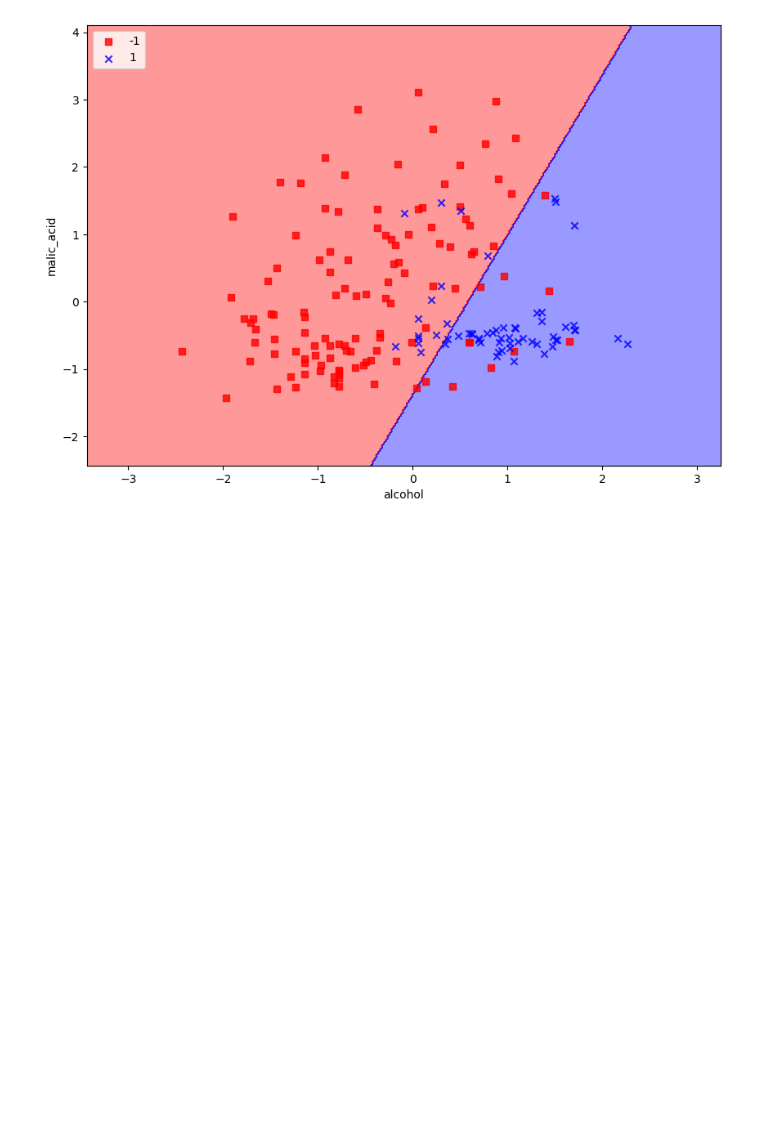
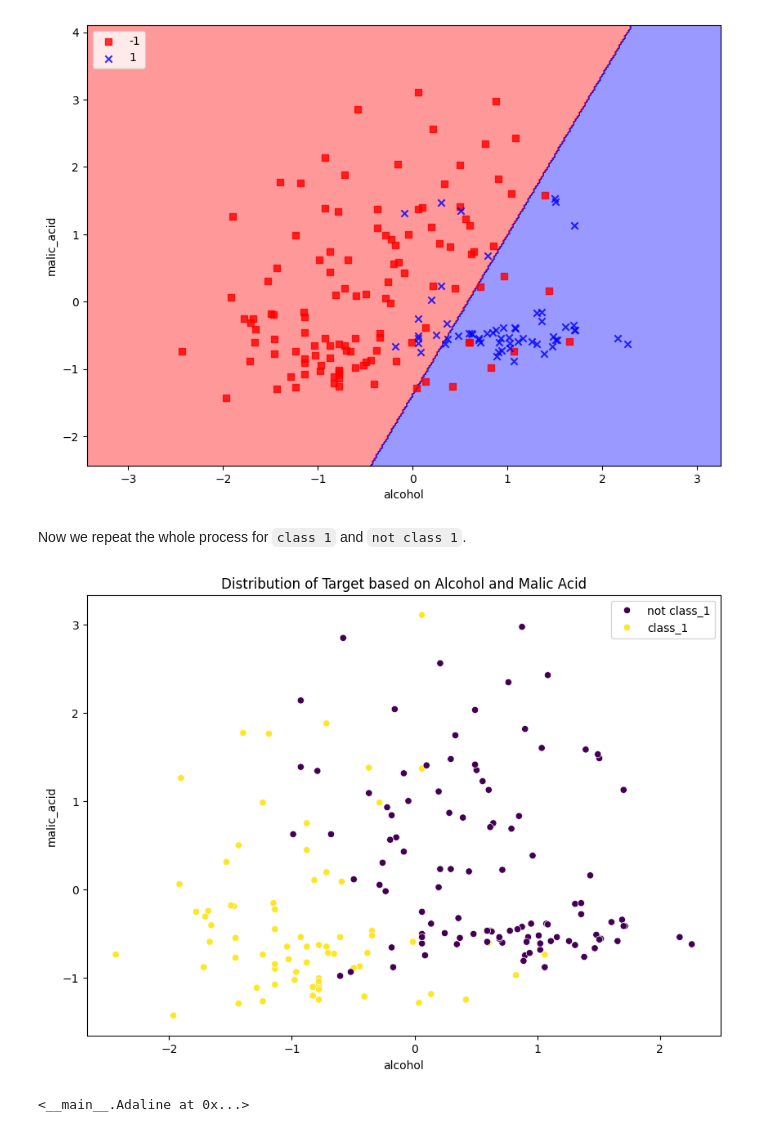
Before and after one commit to Shahriar-0/Neural-Networks-and-Deep-Learning-Course-Projects-S2024, a Jupyter notebook: HW1-FullyConnectedNeuralNetworks/src/3.Adaline&Madaline.ipynb, the cells around one changed output. Drawn from its saved outputs; the diff is of its cells as text; code cells hidden in the pictures; blank space fills up the shorter version.

```diff
--- a/HW1-FullyConnectedNeuralNetworks/src/3.Adaline&Madaline.ipynb
+++ b/HW1-FullyConnectedNeuralNetworks/src/3.Adaline&Madaline.ipynb
@@ -212,2 +218,21 @@ plot_decision_regions(x, y, classifier=model)
 # %% [output]
 [figure]
+# %% [markdown]
+Now we repeat the whole process for `class 1` and `not class 1`.
+# %%
+wines_df_scaled["class_1 classification"] = wines_df_scaled.apply(lambda x: 1 if x["target"] == 1 else -1, axis=1)
+# %%
+plt.figure(figsize=(10, 7))
+scatter = sns.scatterplot(
+    data=wines_df_scaled,
+    x="alcohol",
+    y="malic_acid",
+    hue="class_1 classification",
+    palette="viridis",
+)
+plt.title("Distribution of Target based on Alcohol and Malic Acid")
+legend_labels, _ = scatter.get_legend_handles_labels()
+scatter.legend(legend_labels, ["not class_1", "class_1"])
+plt.show()
+# %% [output]
+[figure, added]
@@ -213,0 +245,5 @@ plot_decision_regions(x, y, classifier=model)
+# %%
+model.compile()
+model.fit(x_train_class_1, y_train_class_1)
+# %% [output]
+<__main__.Adaline at 0x...>
```
Also changed, not shown: parts of 21 cells of this notebook.
